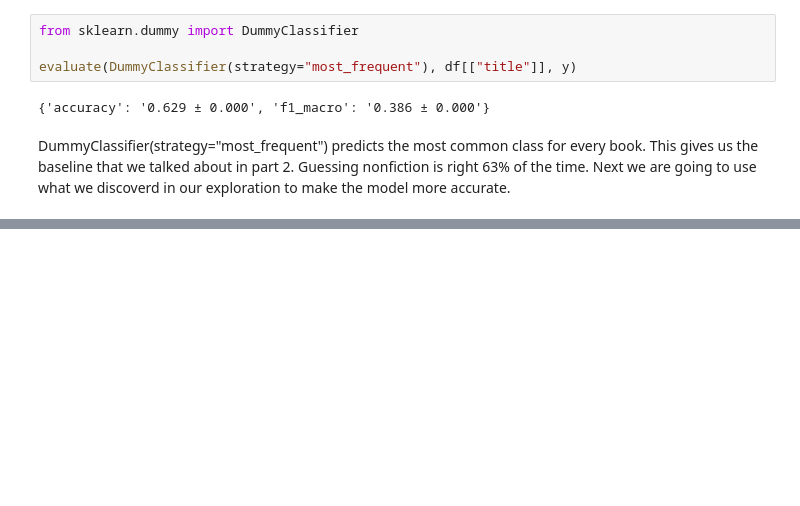
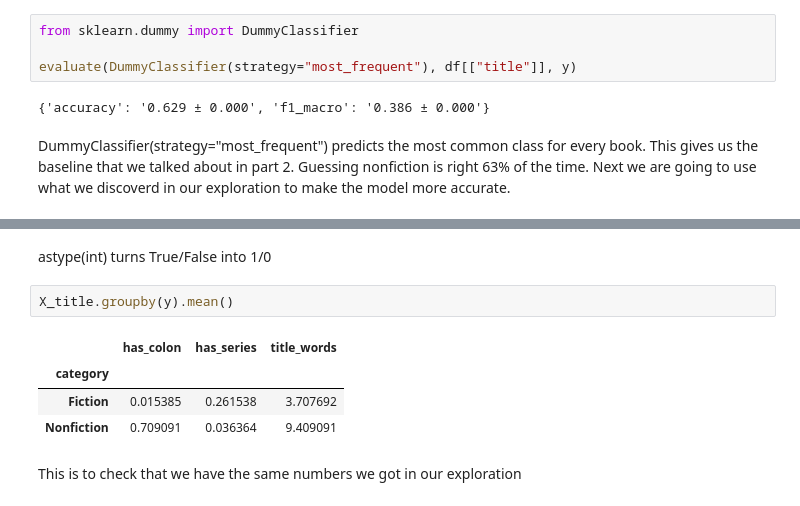
Before and after one commit to Judas20/datascience, a Jupyter notebook: notebooks/03_features_models.ipynb, the cells around one changed output, grey strips where cells are left out. Cells and saved outputs as stored; diff of their text form; blank space fills up the shorter version.

```diff
--- a/notebooks/03_features_models.ipynb
+++ b/notebooks/03_features_models.ipynb
@@ -29,0 +116,11 @@ DummyClassifier(strategy="most_frequent") predicts the most common class for eve
+# %% [markdown]
+astype(int) turns True/False into 1/0
+# %%
+X_title.groupby(y).mean()
+# %% [output]
+|  | has_colon | has_series | title_words |
+| category |  |  |  |
+| Fiction | 0.015385 | 0.261538 | 3.707692 |
+| Nonfiction | 0.709091 | 0.036364 | 9.409091 |
+# %% [markdown]
+This is to check that we have the same numbers we got in our exploration
```
Also changed, not shown: parts of 21 cells of this notebook, 2 other files.
